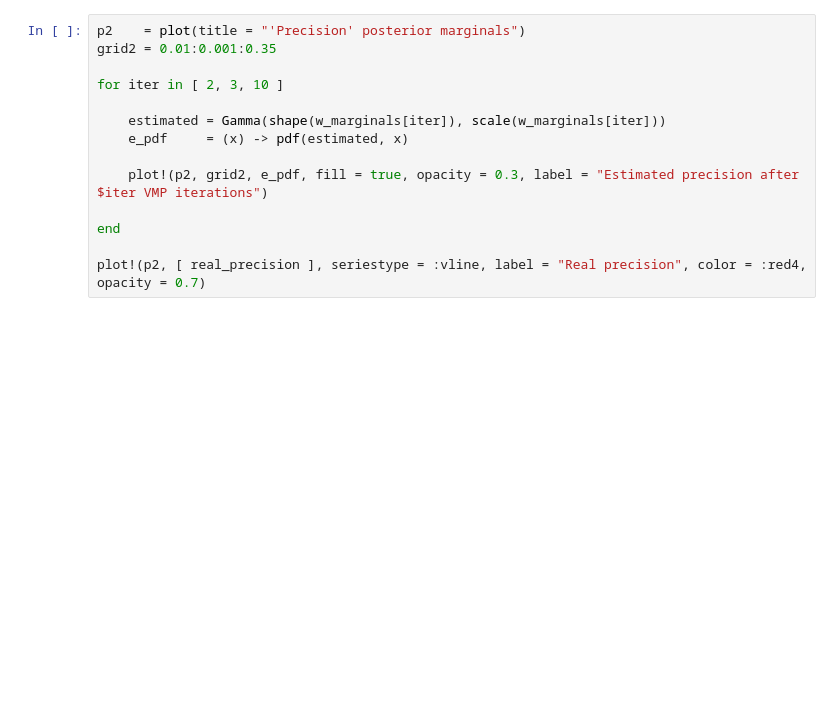
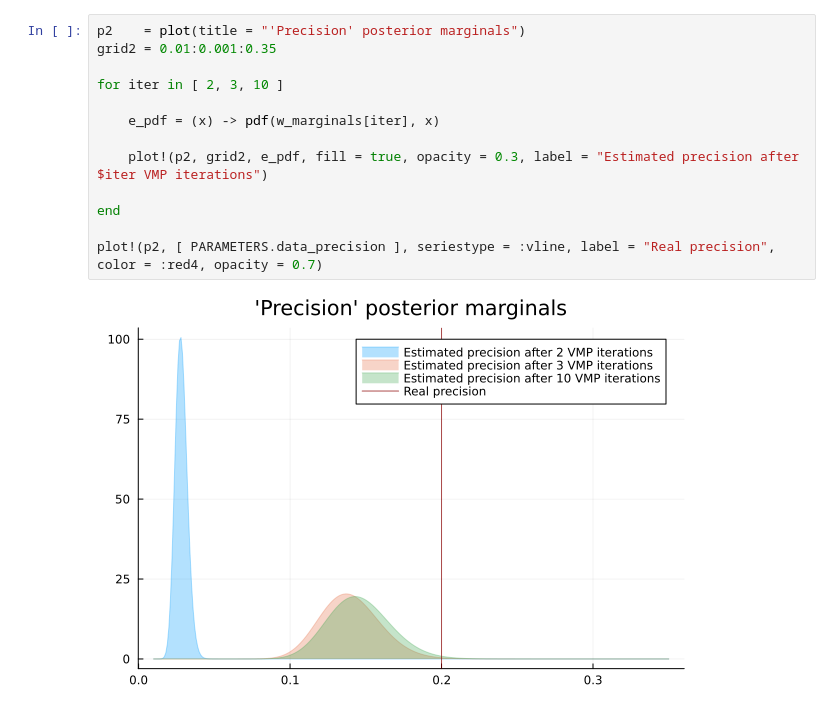
Before and after one commit to ActiveInferenceInstitute/ActiveInferenceImplementations, a Jupyter notebook: RxInfer.jl/01_message_passing.ipynb, the cells around one changed output. Saved outputs shown, nothing was run; the diff lists cells and outputs as text; blank space fills up the shorter version.

```diff
--- a/RxInfer.jl/01_message_passing.ipynb
+++ b/RxInfer.jl/01_message_passing.ipynb
@@ -91,14 +159,15 @@ plot!(p1, [ real_mean ], seriestype = :vline, label = "Real mean", color = :red4
 # %%
 p2    = plot(title = "'Precision' posterior marginals")
 grid2 = 0.01:0.001:0.35
 
 for iter in [ 2, 3, 10 ]
 
-    estimated = Gamma(shape(w_marginals[iter]), scale(w_marginals[iter]))
-    e_pdf     = (x) -> pdf(estimated, x)
+    e_pdf = (x) -> pdf(w_marginals[iter], x)
 
     plot!(p2, grid2, e_pdf, fill = true, opacity = 0.3, label = "Estimated precision after $iter VMP iterations")
 
 end
 
-plot!(p2, [ real_precision ], seriestype = :vline, label = "Real precision", color = :red4, opacity = 0.7)
+plot!(p2, [ PARAMETERS.data_precision ], seriestype = :vline, label = "Real precision", color = :red4, opacity = 0.7)
+# %% [output]
+[figure, added]
```
Also changed, not shown: parts of 20 cells of this notebook, 12 other files.
